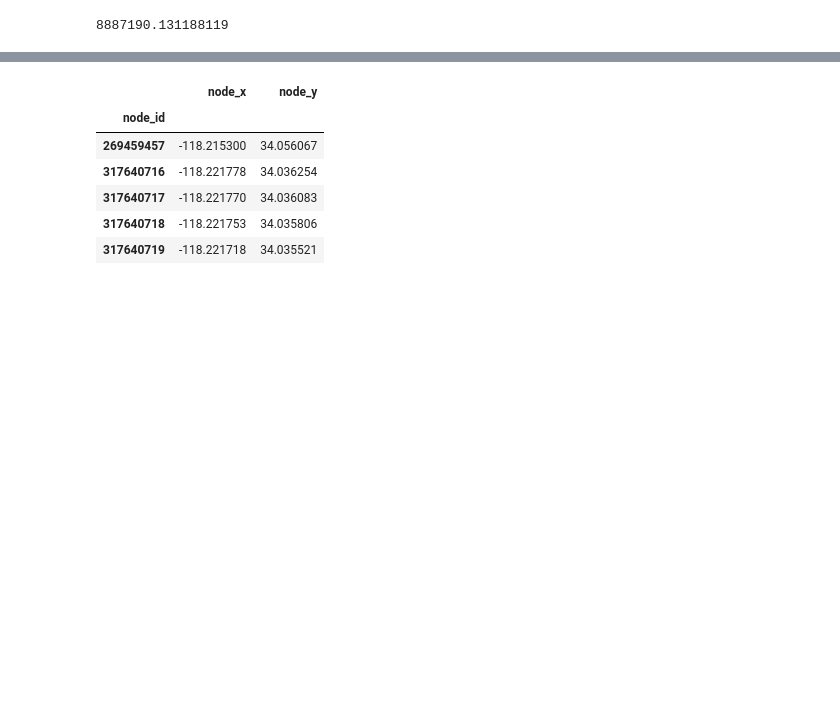
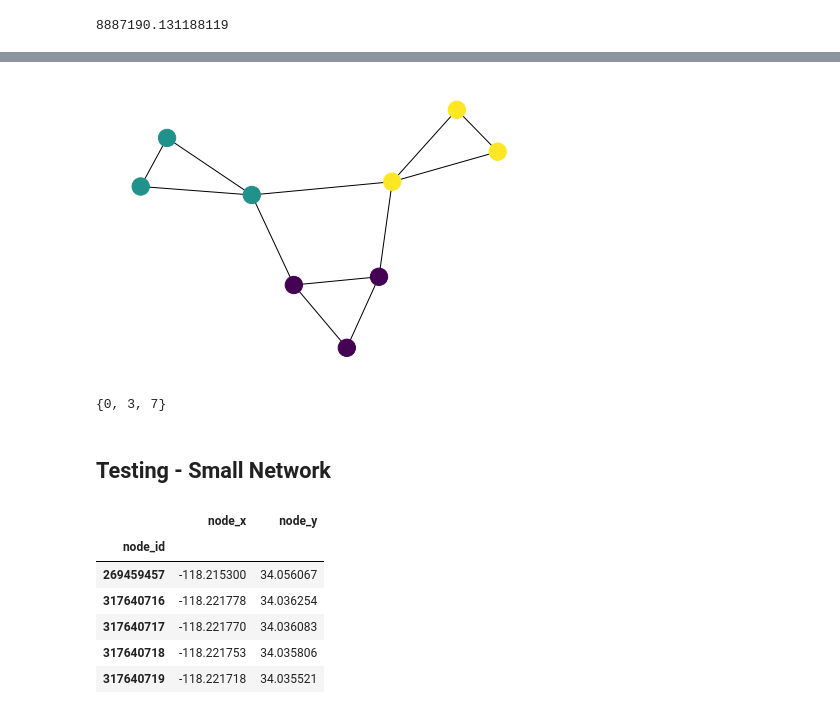
Before and after one commit to arnav-b/sensor-placement, a Jupyter notebook: algorithms.ipynb, the cells around one changed output, grey strips where cells are left out. Saved outputs shown, nothing was run; the diff lists cells and outputs as text; code cells hidden in the pictures; blank space fills up the shorter version.

```diff
--- a/algorithms.ipynb
+++ b/algorithms.ipynb
@@ -137 +151,28 @@ print(s)
+# %%
+J = nx.Graph()
+J.add_node(0, speed=0)
+J.add_node(1, speed=0)
+J.add_node(2, speed=0)
+
+J.add_node(3, speed=10)
+J.add_node(4, speed=10)
+J.add_node(5, speed=10)
+
+J.add_node(6, speed=20)
+J.add_node(7, speed=20)
+J.add_node(8, speed=20)
+
+J.add_edges_from([(0, 1), (1, 2), (2, 0), (2, 3),
+                  (3, 4), (4, 5), (3, 5), (6, 7),
+                  (7, 8), (8, 6), (0, 6), (3, 6)])
+nx.draw(J, node_color=[data["speed"] for _, data in J.nodes(data=True)])
+# %% [output]
+[figure, added]
+# %%
+s, _, _, _ = choose_sensors(J, "speed", evaluate_iterative_all, 3)
+print(s)
+# %% [output]
+{0, 3, 7}
+# %% [markdown]
+## Testing - Small Network
 # %%
```
Also changed, not shown: parts of 24 cells of this notebook.
